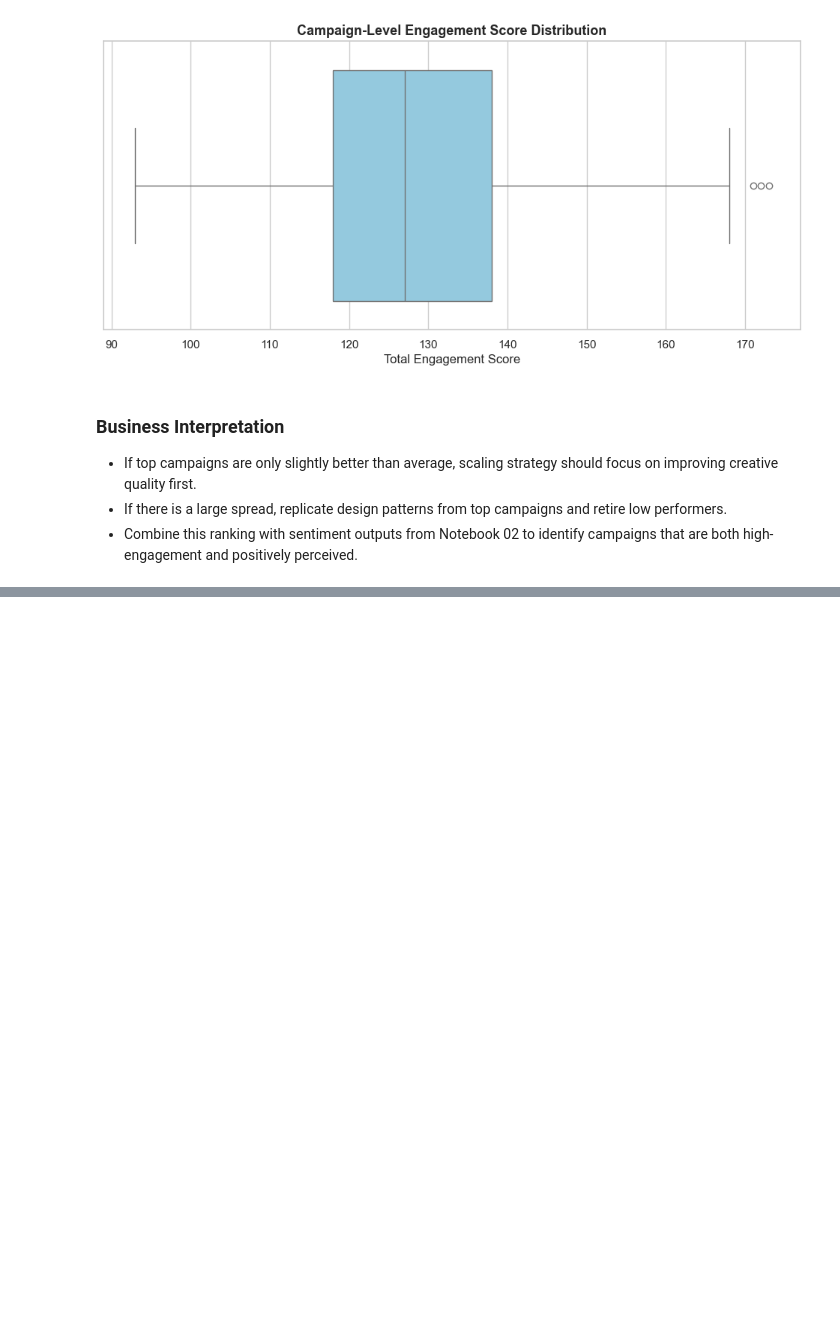
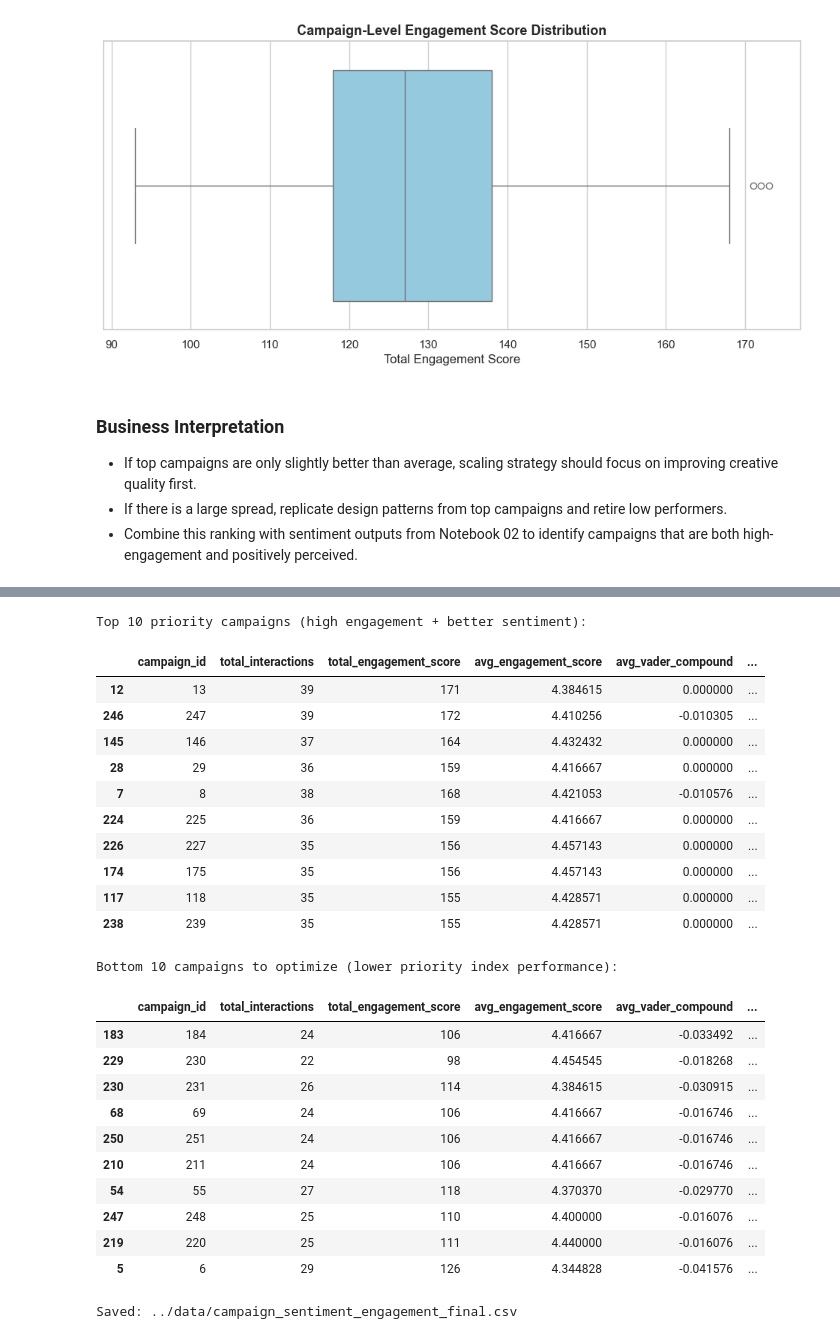
Before and after one commit to sumitiitj493-boop/ad-engagement-analysis, a Jupyter notebook: notebooks/03_engagement.ipynb, the cells around one changed output, grey strips where cells are left out. Saved outputs shown, nothing was run; the diff lists cells and outputs as text; code cells hidden in the pictures; blank space fills up the shorter version.

```diff
--- a/notebooks/03_engagement.ipynb
+++ b/notebooks/03_engagement.ipynb
@@ -210,0 +351,52 @@ Engagement score spread across campaigns: 80
+# %%
+# 7B. Final campaign decision table using VADER + engagement
+campaign_vader = (
+    df.groupby('campaign_id', as_index=False)
+      .agg(
+          avg_vader_compound=('vader_compound', 'mean'),
+          vader_positive_share=('vader_label', lambda s: (s == 'positive').mean())
+      )
+)
+
+campaign_final = campaign_performance.merge(campaign_vader, on='campaign_id', how='left')
+campaign_final['engagement_rank'] = campaign_final['total_engagement_score'].rank(ascending=False, method='dense')
+campaign_final['sentiment_rank'] = campaign_final['avg_vader_compound'].rank(ascending=False, method='dense')
+campaign_final['priority_index'] = campaign_final['engagement_rank'] + campaign_final['sentiment_rank']
+
+final_top10 = campaign_final.sort_values('priority_index', ascending=True).head(10).copy()
+final_bottom10 = campaign_final.sort_values('priority_index', ascending=False).head(10).copy()
+
+print('Top 10 priority campaigns (high engagement + better sentiment):')
+display(final_top10[['campaign_id', 'total_interactions', 'total_engagement_score', 'avg_engagement_score', 'avg_vader_compound', 'vader_positive_share', 'priority_index']])
+
+print('Bottom 10 campaigns to optimize (lower priority index performance):')
+display(final_bottom10[['campaign_id', 'total_interactions', 'total_engagement_score', 'avg_engagement_score', 'avg_vader_compound', 'vader_positive_share', 'priority_index']])
+
+campaign_final.to_csv('../data/campaign_sentiment_engagement_final.csv', index=False)
+print('Saved: ../data/campaign_sentiment_engagement_final.csv')
+# %% [output]
+Top 10 priority campaigns (high engagement + better sentiment):
+|  | campaign_id | total_interactions | total_engagement_score | avg_engagement_score | avg_vader_compound | ... |
+| 12 | 13 | 39 | 171 | 4.384615 | 0.000000 | ... |
+| 246 | 247 | 39 | 172 | 4.410256 | -0.010305 | ... |
+| 145 | 146 | 37 | 164 | 4.432432 | 0.000000 | ... |
+| 28 | 29 | 36 | 159 | 4.416667 | 0.000000 | ... |
+| 7 | 8 | 38 | 168 | 4.421053 | -0.010576 | ... |
+| 224 | 225 | 36 | 159 | 4.416667 | 0.000000 | ... |
+| 226 | 227 | 35 | 156 | 4.457143 | 0.000000 | ... |
+| 174 | 175 | 35 | 156 | 4.457143 | 0.000000 | ... |
+| 117 | 118 | 35 | 155 | 4.428571 | 0.000000 | ... |
+| 238 | 239 | 35 | 155 | 4.428571 | 0.000000 | ... |
+Bottom 10 campaigns to optimize (lower priority index performance):
+|  | campaign_id | total_interactions | total_engagement_score | avg_engagement_score | avg_vader_compound | ... |
+| 183 | 184 | 24 | 106 | 4.416667 | -0.033492 | ... |
+| 229 | 230 | 22 | 98 | 4.454545 | -0.018268 | ... |
+| 230 | 231 | 26 | 114 | 4.384615 | -0.030915 | ... |
+| 68 | 69 | 24 | 106 | 4.416667 | -0.016746 | ... |
+| 250 | 251 | 24 | 106 | 4.416667 | -0.016746 | ... |
+| 210 | 211 | 24 | 106 | 4.416667 | -0.016746 | ... |
+| 54 | 55 | 27 | 118 | 4.370370 | -0.029770 | ... |
+| 247 | 248 | 25 | 110 | 4.400000 | -0.016076 | ... |
+| 219 | 220 | 25 | 111 | 4.440000 | -0.016076 | ... |
+| 5 | 6 | 29 | 126 | 4.344828 | -0.041576 | ... |
+Saved: ../data/campaign_sentiment_engagement_final.csv
```
Also changed, not shown: parts of 5 cells of this notebook, 4 other files.
